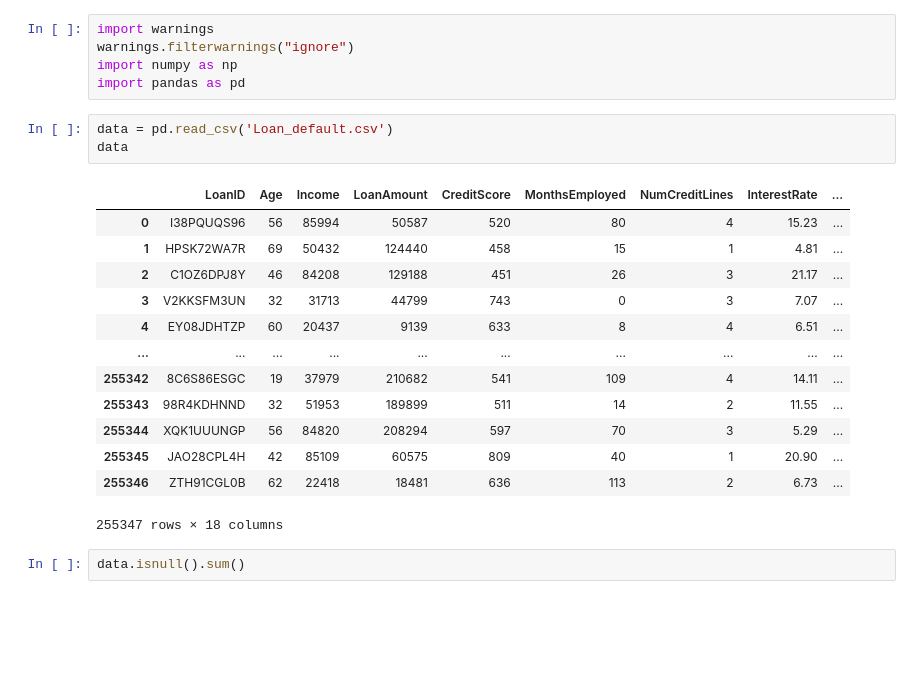
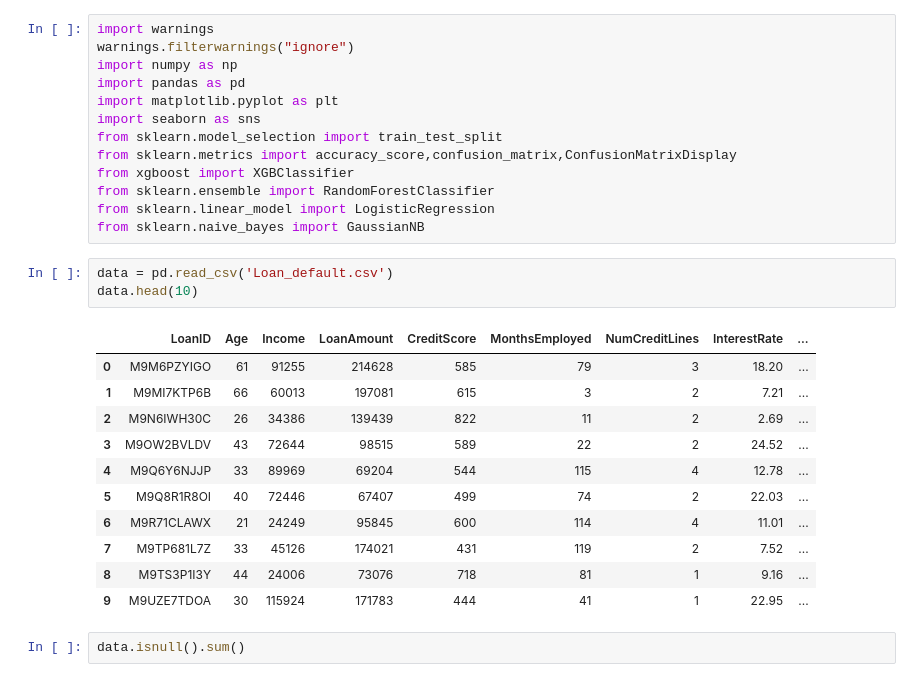
Before and after one commit to MD-DILDAR-MANDAL/Loan-Default-Prediction, a Jupyter notebook: loan-default-prediction-eda-multiples-models.ipynb, the cells around one changed output. Saved outputs shown, nothing was run; the diff lists cells and outputs as text; blank space fills up the shorter version.

```diff
--- a/loan-default-prediction-eda-multiples-models.ipynb
+++ b/loan-default-prediction-eda-multiples-models.ipynb
@@ -3,23 +3,29 @@ import warnings
 warnings.filterwarnings("ignore")
 import numpy as np
 import pandas as pd
+import matplotlib.pyplot as plt
+import seaborn as sns
+from sklearn.model_selection import train_test_split
+from sklearn.metrics import accuracy_score,confusion_matrix,ConfusionMatrixDisplay
+from xgboost import XGBClassifier
+from sklearn.ensemble import RandomForestClassifier
+from sklearn.linear_model import LogisticRegression
+from sklearn.naive_bayes import GaussianNB
 # %%
 data = pd.read_csv('Loan_default.csv')
-data
+data.head(10)
 # %% [output]
 |  | LoanID | Age | Income | LoanAmount | CreditScore | MonthsEmployed | NumCreditLines | InterestRate | ... |
-| 0 | I38PQUQS96 | 56 | 85994 | 50587 | 520 | 80 | 4 | 15.23 | ... |
-| 1 | HPSK72WA7R | 69 | 50432 | 124440 | 458 | 15 | 1 | 4.81 | ... |
-| 2 | C1OZ6DPJ8Y | 46 | 84208 | 129188 | 451 | 26 | 3 | 21.17 | ... |
-| 3 | V2KKSFM3UN | 32 | 31713 | 44799 | 743 | 0 | 3 | 7.07 | ... |
-| 4 | EY08JDHTZP | 60 | 20437 | 9139 | 633 | 8 | 4 | 6.51 | ... |
-| ... | ... | ... | ... | ... | ... | ... | ... | ... | ... |
-| 255342 | 8C6S86ESGC | 19 | 37979 | 210682 | 541 | 109 | 4 | 14.11 | ... |
-| 255343 | 98R4KDHNND | 32 | 51953 | 189899 | 511 | 14 | 2 | 11.55 | ... |
-| 255344 | XQK1UUUNGP | 56 | 84820 | 208294 | 597 | 70 | 3 | 5.29 | ... |
-| 255345 | JAO28CPL4H | 42 | 85109 | 60575 | 809 | 40 | 1 | 20.90 | ... |
-| 255346 | ZTH91CGL0B | 62 | 22418 | 18481 | 636 | 113 | 2 | 6.73 | ... |
+| 0 | M9M6PZYIGO | 61 | 91255 | 214628 | 585 | 79 | 3 | 18.20 | ... |
+| 1 | M9MI7KTP6B | 66 | 60013 | 197081 | 615 | 3 | 2 | 7.21 | ... |
+| 2 | M9N6IWH30C | 26 | 34386 | 139439 | 822 | 11 | 2 | 2.69 | ... |
+| 3 | M9OW2BVLDV | 43 | 72644 | 98515 | 589 | 22 | 2 | 24.52 | ... |
+| 4 | M9Q6Y6NJJP | 33 | 89969 | 69204 | 544 | 115 | 4 | 12.78 | ... |
+| 5 | M9Q8R1R8OI | 40 | 72446 | 67407 | 499 | 74 | 2 | 22.03 | ... |
+| 6 | M9R71CLAWX | 21 | 24249 | 95845 | 600 | 114 | 4 | 11.01 | ... |
+| 7 | M9TP681L7Z | 33 | 45126 | 174021 | 431 | 119 | 2 | 7.52 | ... |
+| 8 | M9TS3P1I3Y | 44 | 24006 | 73076 | 718 | 81 | 1 | 9.16 | ... |
+| 9 | M9UZE7TDOA | 30 | 115924 | 171783 | 444 | 41 | 1 | 22.95 | ... |
-255347 rows × 18 columns
 # %%
 data.isnull().sum()
 # %% [output]
```
Also changed, not shown: parts of 23 cells of this notebook, 9 other files.
